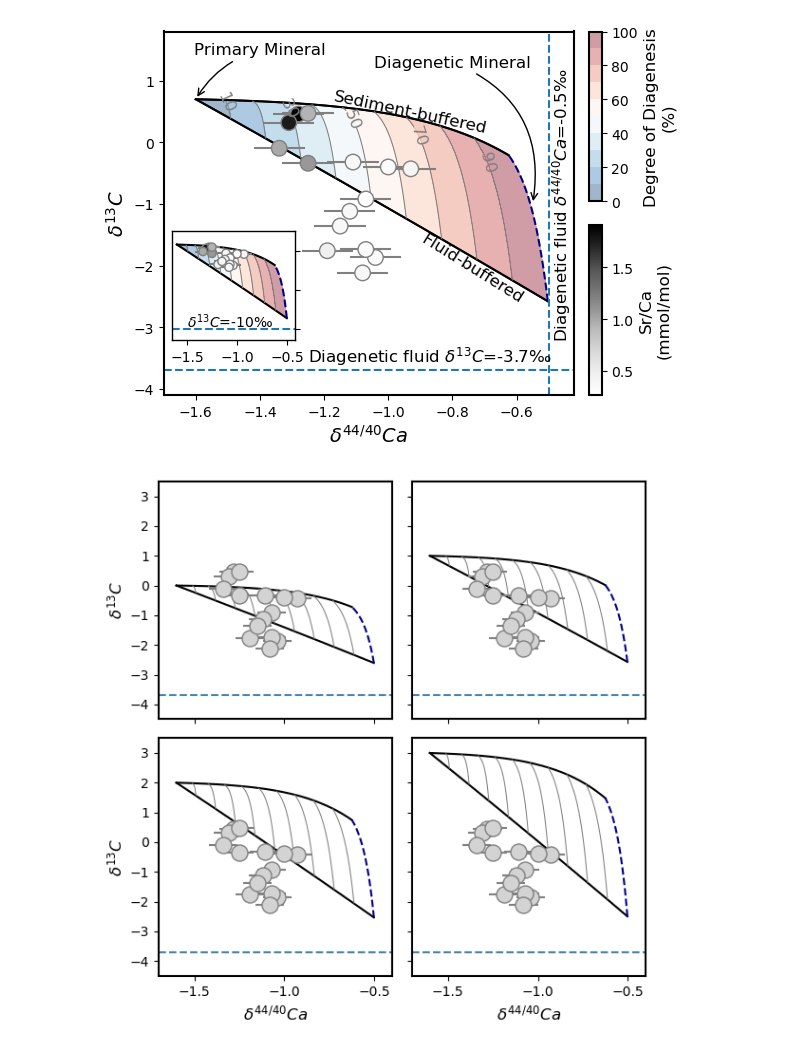
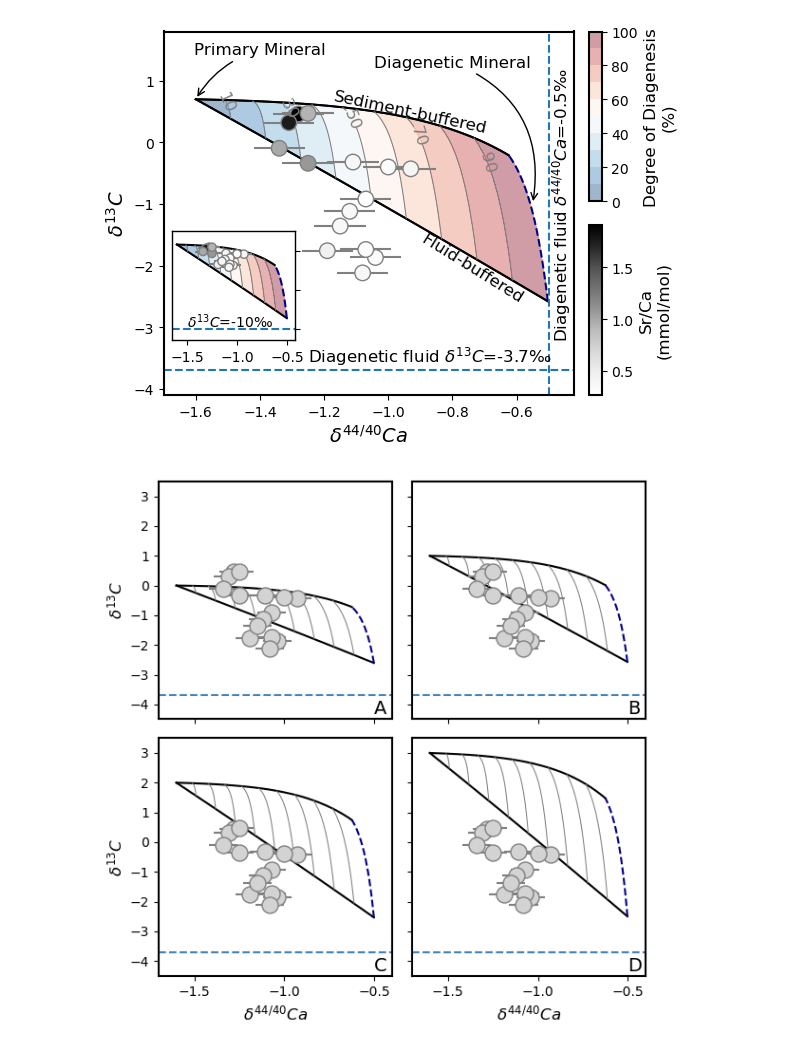
Before and after one commit to datuadiatma/CaOrdovician, a Jupyter notebook: Plot_model.ipynb, the cells around one changed output. Drawn from its saved outputs; the diff is of its cells as text; code cells hidden in the pictures.

Commit message:
add letters on figures

```diff
--- a/Plot_model.ipynb
+++ b/Plot_model.ipynb
@@ -489,7 +489,7 @@ fig, ((ax1, ax2), (ax3, ax4)) = plt.subplots(2,2, sharex=True,
 
 ax= [ax1, ax2, ax3, ax4]
 
-for i, a in zip(range(4), ax):
+for i, a, s in zip(range(4), ax, ['A', 'B', 'C', 'D']):
     dCa = sol[i]['dCa']
     dC = sol[i]['dC']
     aragdC = sol[i]['arag']['dC']
@@ -497,31 +497,32 @@ for i, a in zip(range(4), ax):
     procent = sol[i]['procent']
 
 
     contours = a.contour(dCa, dC, procent*100, levels=np.linspace(0,100,11),
             colors='gray', linewidths=0.75,zorder=4)
 
 
     a.plot(dCa[:,[0,-1]], dC[:,[0,-1]], 'k')
     a.plot(dCa[-1,:], dC[-1,:], 'darkblue', ls='--')
 
 
 
     a.scatter(df["d44Ca"], df["d13C"], ec='grey', fc='lightgrey',s=150,
             zorder=5)
 
     a.errorbar(df["d44Ca"], df["d13C"], xerr=0.08, yerr=0.1, c='grey', fmt='none')
     a.axhline(y=-3.7, ls='--', c='steelblue')
     a.set_xlim(-1.7, -0.4)
     a.set_ylim(-4.5, 3.5)
+    a.text(0.92, 0.02, s, transform=a.transAxes, fontsize=14)
 
 for a in (ax1, ax3):
         a.set_ylabel('$\delta^{13}C$', fontsize=12)
 
 for a in (ax3, ax4):
         a.set_xlabel('$\delta^{44/40}Ca$', fontsize=12)
 
 plt.tight_layout()
 plt.savefig("Figure/Modeling_Sensitivity_Aragd13C.png", dpi=300)
 plt.savefig("Figure/Modeling_Sensitivity_Aragd13C.svg")
 # %% [output]
-[figure, old version]
+[figure, new version]
```
Also changed, not shown: 6 other files.
